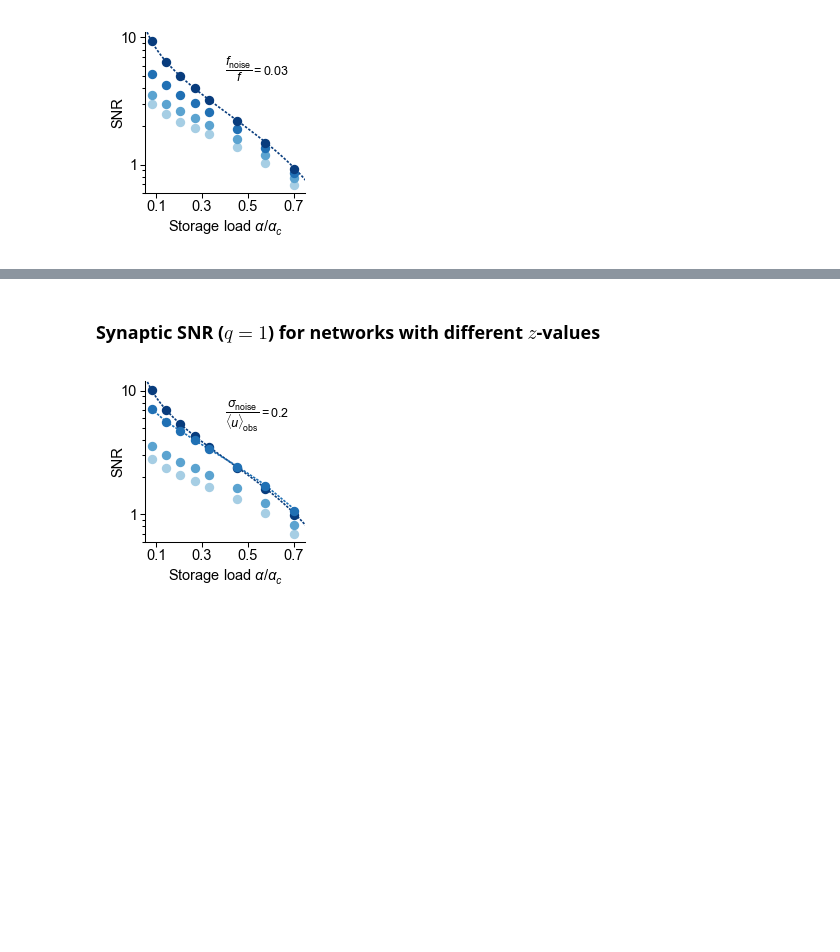
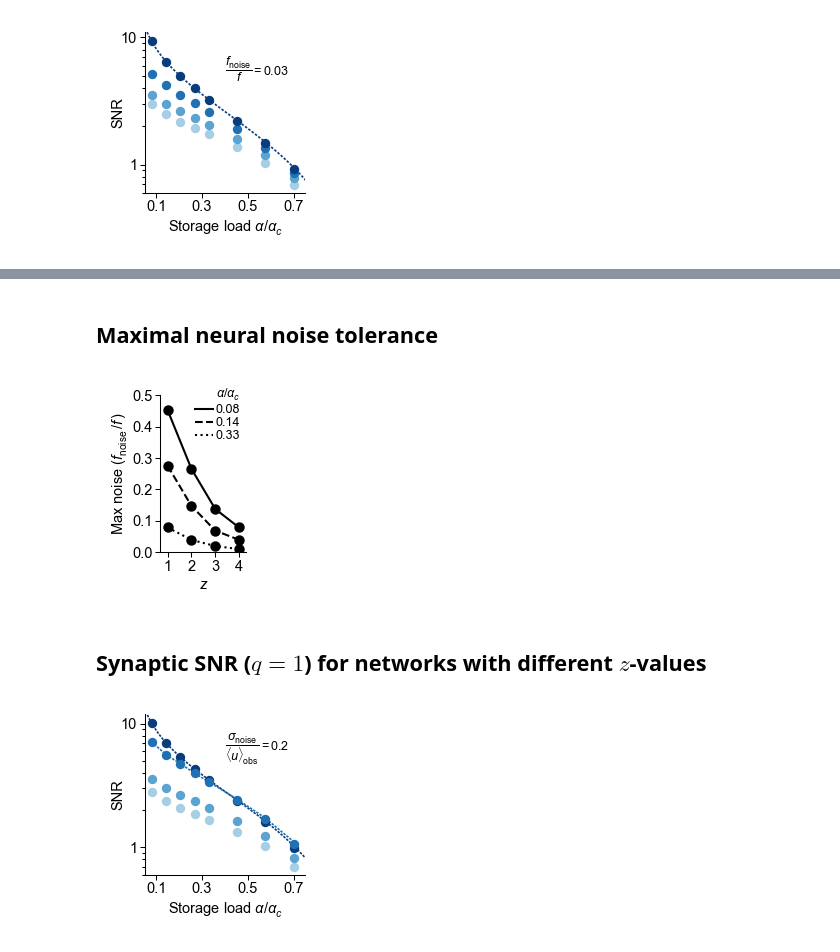
Before and after one commit to geoiat/2f-syn-con, a Jupyter notebook: figure_2.ipynb, the cells around one changed output, grey strips where cells are left out. Cells and saved outputs as stored; diff of their text form; code cells hidden in the pictures; blank space fills up the shorter version.

```diff
--- a/figure_2.ipynb
+++ b/figure_2.ipynb
@@ -293,4 +246,36 @@ fig.show()
+# %% [markdown]
+## Maximal neural noise tolerance
+# %%
+fig, ax = plt.subplots(figsize=(2.5*cm, 3.7*cm), nrows=1, ncols=1)
+
+z_vec = np.array([1,2,3,4])
+ls = ['-', '--', '', ':', ':', '', '']
+
+for i_a in [0, 1, 4]:
+    tol_bal = (data_50['cap_bal'][:,0,i_a,0,:]-0.5).abs().argmin(dim=1)
+    tol_bal = data_50['p'][tol_bal]*2/0.5#/tol_bal.max()
+    tol_iso = (data_50['cap_iso'][:,0,i_a,0,:]-0.5).abs().argmin(dim=1)
+    tol_iso = data_50['p'][tol_iso]/0.5#/tol_iso.max()
+
+    ax.plot(z_vec, tol_bal, color='k', ls=ls[i_a], marker='o', fillstyle='full', lw=1)
+
+ax.set_xlim([0.7, 4.3])
+ax.set_xticks([1,2,3,4])
+ax.set_ylim([0, 0.5])
+ax.set_yticks([0., 0.1, 0.2, 0.3, 0.4, 0.5])
+ax.set_ylabel(r'Max noise $(\mathit{f}_{noise} \, / \mathit{f} \,)$', labelpad=1)
+ax.set_xlabel(r'$\it z$')
+
+line1 = mlines.Line2D([], [], color='k', linestyle='-', lw=1, markersize=2)
+line2 = mlines.Line2D([], [], color='k', linestyle='--', lw=1, markersize=2)
+line3 = mlines.Line2D([], [], color='k', linestyle=':', lw=1, markersize=2)
+ax.legend([line1, line2, line3], ['0.08', '0.14', '0.33'], alignment='right',
+          loc=[0.4, 0.7], fontsize=6, title=r'$\it \alpha/\alpha_c$', title_fontsize=6, frameon=False, labelspacing=0.1, handletextpad=.2,  handlelength=1.5, borderpad=0)
+
+fig.show()
+# %% [output]
+[figure, added]
 # %% [markdown]
-### Synaptic SNR ($q=1$) for networks with different $z$-values
+## Synaptic SNR ($q=1$) for networks with different $z$-values
 # %%
 fig, ax = plt.subplots(figsize=(3.5*cm, 3.7*cm), nrows=1, ncols=1)
```
Also changed, not shown: parts of 23 cells of this notebook.
